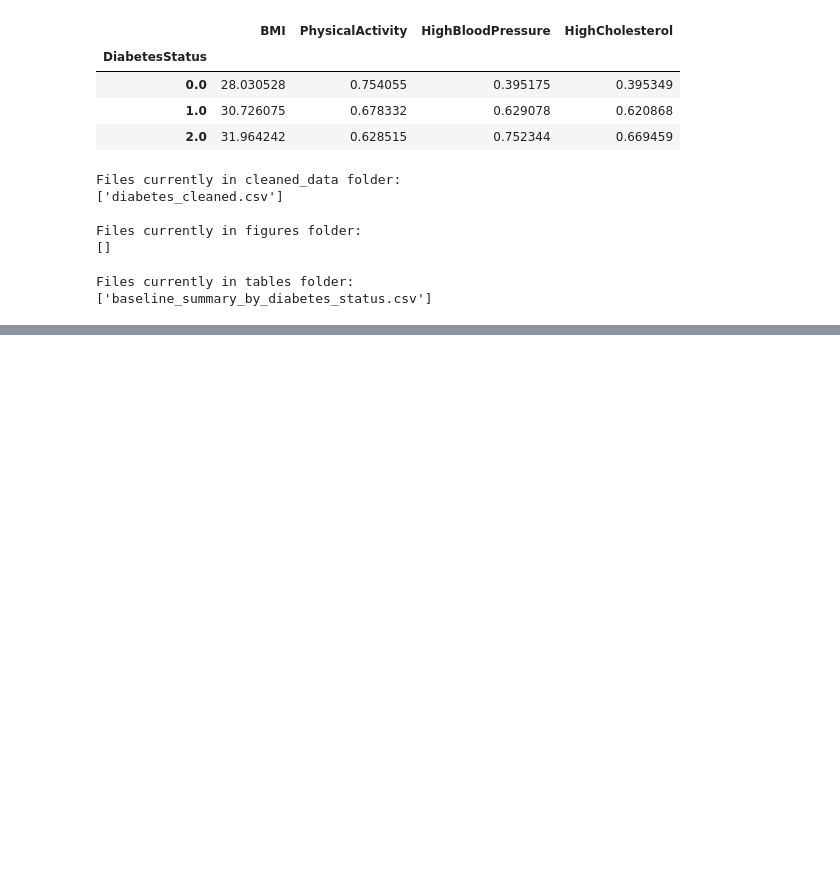
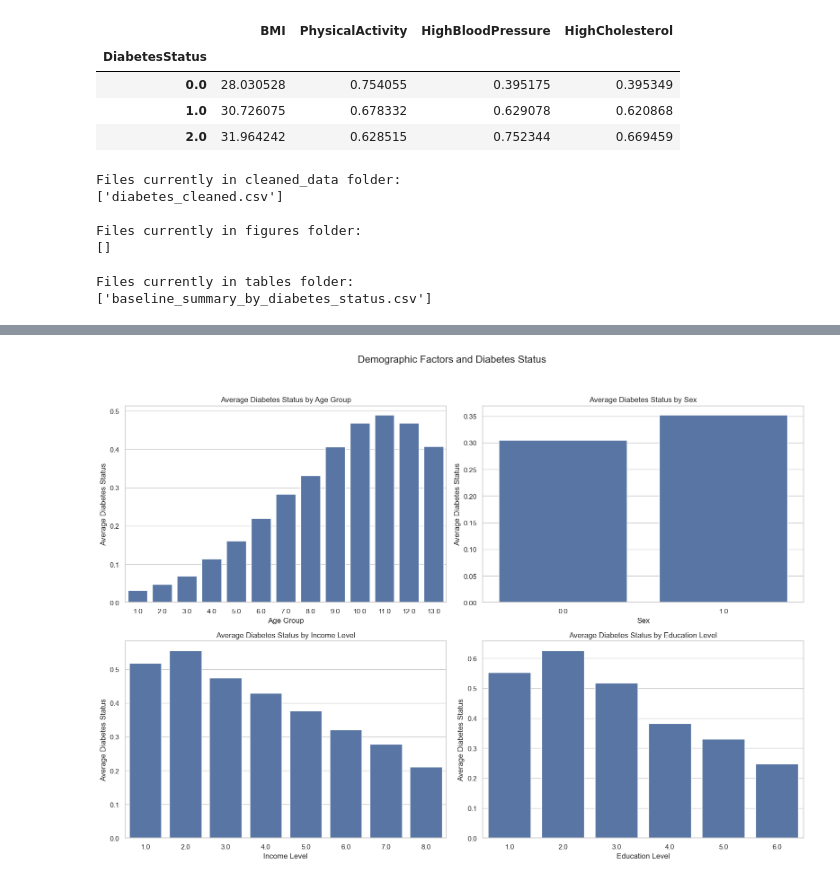
Before and after one commit to Amaanster1234/INFO-I211---Final-Project-, a Jupyter notebook: final_project.ipynb, the cells around one changed output, grey strips where cells are left out. Saved outputs shown, nothing was run; the diff lists cells and outputs as text; code cells hidden in the pictures; blank space fills up the shorter version.

```diff
--- a/final_project.ipynb
+++ b/final_project.ipynb
@@ -423,0 +557,33 @@ Files currently in tables folder:
+# %%
+# ----------------------------
+# Demographic factors and diabetes status
+# ----------------------------
+
+fig, axes = plt.subplots(2, 2, figsize=(16, 12))
+fig.suptitle("Demographic Factors and Diabetes Status", fontsize=16)
+
+sns.barplot(data=df, x="Age", y="DiabetesStatus", ax=axes[0, 0], errorbar=None)
+axes[0, 0].set_title("Average Diabetes Status by Age Group")
+axes[0, 0].set_xlabel("Age Group")
+axes[0, 0].set_ylabel("Average Diabetes Status")
+
+sns.barplot(data=df, x="Sex", y="DiabetesStatus", ax=axes[0, 1], errorbar=None)
+axes[0, 1].set_title("Average Diabetes Status by Sex")
+axes[0, 1].set_xlabel("Sex")
+axes[0, 1].set_ylabel("Average Diabetes Status")
+
+sns.barplot(data=df, x="Income", y="DiabetesStatus", ax=axes[1, 0], errorbar=None)
+axes[1, 0].set_title("Average Diabetes Status by Income Level")
+axes[1, 0].set_xlabel("Income Level")
+axes[1, 0].set_ylabel("Average Diabetes Status")
+
+sns.barplot(data=df, x="Education", y="DiabetesStatus", ax=axes[1, 1], errorbar=None)
+axes[1, 1].set_title("Average Diabetes Status by Education Level")
+axes[1, 1].set_xlabel("Education Level")
+axes[1, 1].set_ylabel("Average Diabetes Status")
+
+plt.tight_layout(rect=[0, 0.03, 1, 0.95])
+plt.savefig(os.path.join(figures_folder, "demographic_factors_diabetes.png"))
+plt.show()
+# %% [output]
+[figure, added]
```
Also changed, not shown: parts of 7 cells of this notebook.
